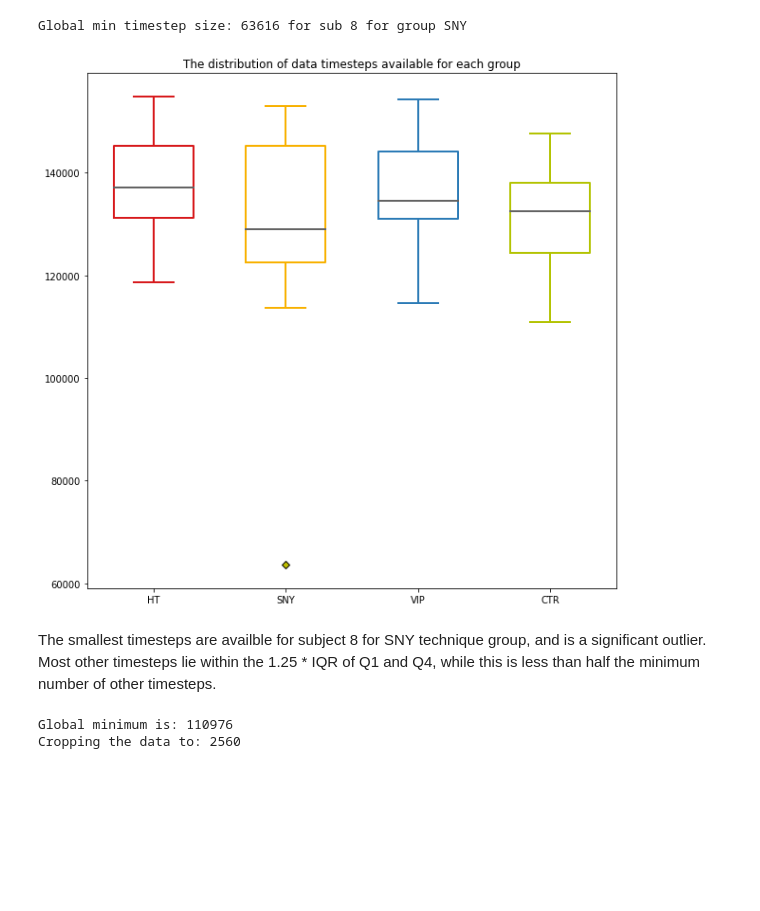
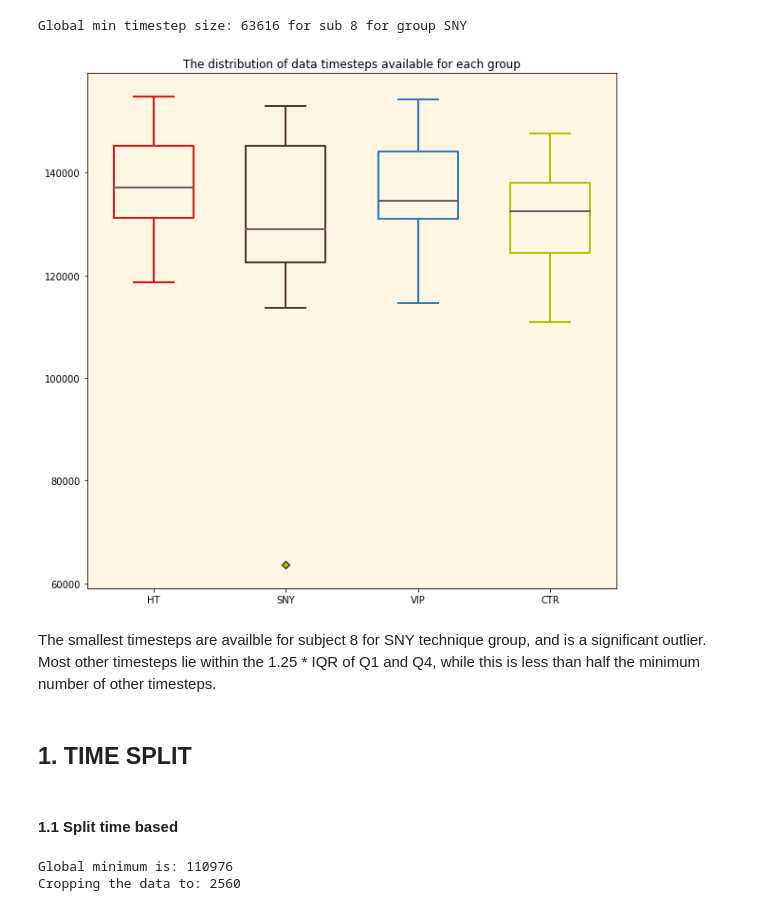
Before and after one commit to shruti-singh/meditation-eeg-representations, a Jupyter notebook: 0_DataPrepAndSplit.ipynb, the cells around one changed output. Drawn from its saved outputs; the diff is of its cells as text; code cells hidden in the pictures; blank space fills up the shorter version.

```diff
--- a/DataPrep.ipynb
+++ b/0_DataPrepAndSplit.ipynb
@@ -110,22 +142,24 @@ Global min timestep size: 63616 for sub 8 for group SNY
 # %%
 def plot_timesteps_per_group(group_sizes):
 
     fig = plt.figure(figsize=(10, 10))
+    plt.rcParams['axes.facecolor'] = '#FFF5E2'
     boxprops = dict(linewidth=2)
-    bplot_colors = ['#D7191C', '#F8B100', '#2C7BB6', '#B3C302']
+    bplot_colors = ['#D7191C', '#523831', '#2C7BB6', '#B3C302']
     green_diamond = dict(markerfacecolor='y', marker='D')
 
     for _, med in enumerate(dtype_names):
         bpl = plt.boxplot(group_sizes[med], positions=[0+_], widths=0.6, boxprops=boxprops, flierprops=green_diamond)
         set_box_color(bpl, bplot_colors[_])
     plt.xticks(range(0, len(dtype_names)), dtype_names);
     plt.title('The distribution of data timesteps available for each group')
+
     plt.savefig("figures/group_wise_timesteps.png")
 
 if debug:
     plot_timesteps_per_group(group_sizes)
 # %% [output]
-[figure, old version]
+[figure, new version]
 # %%
 "Data from val/test users is unseen during train. Note this can only be used to do meditation technique classification, and user classification is impossible."
 # %% [markdown]
@@ -142,6 +182,10 @@ def shuffle_together(x1, x2, x3=None):
         random.shuffle(zipped)
         x1, x2 = zip(*zipped)
         return x1, x2
+# %% [markdown]
+## 1. TIME SPLIT
+# %% [markdown]
+#### 1.1 Split time based
 # %%
 def timeslot_crop_split(all_mats, crop_len=None):
     """Data for each subject is divided into 10 second chunks and chunks are randomly selected into train, val, and test set. This can be used to do meditation classification as well as user classification."""
```
Also changed, not shown: parts of 10 cells of this notebook, 3 other files.
